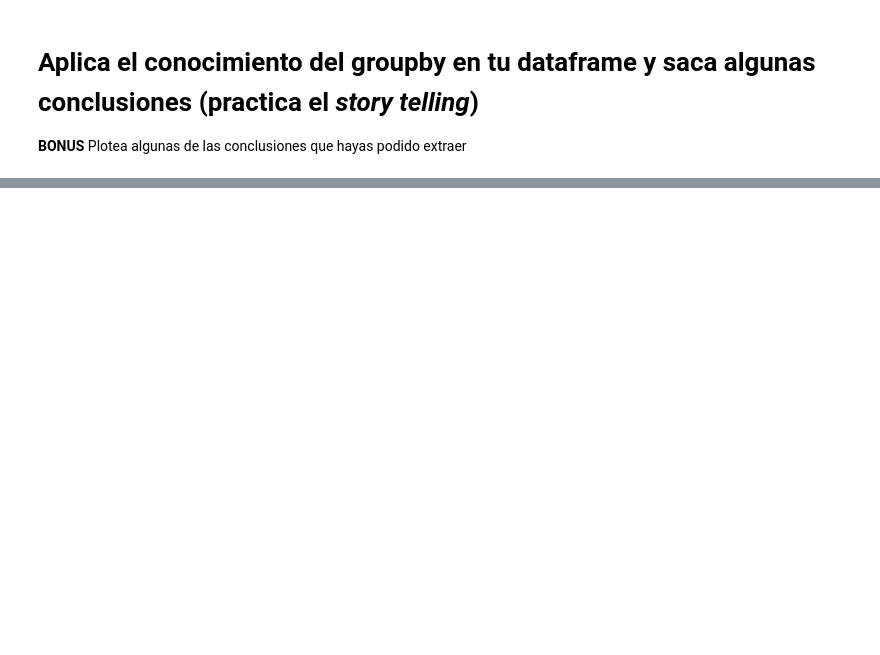
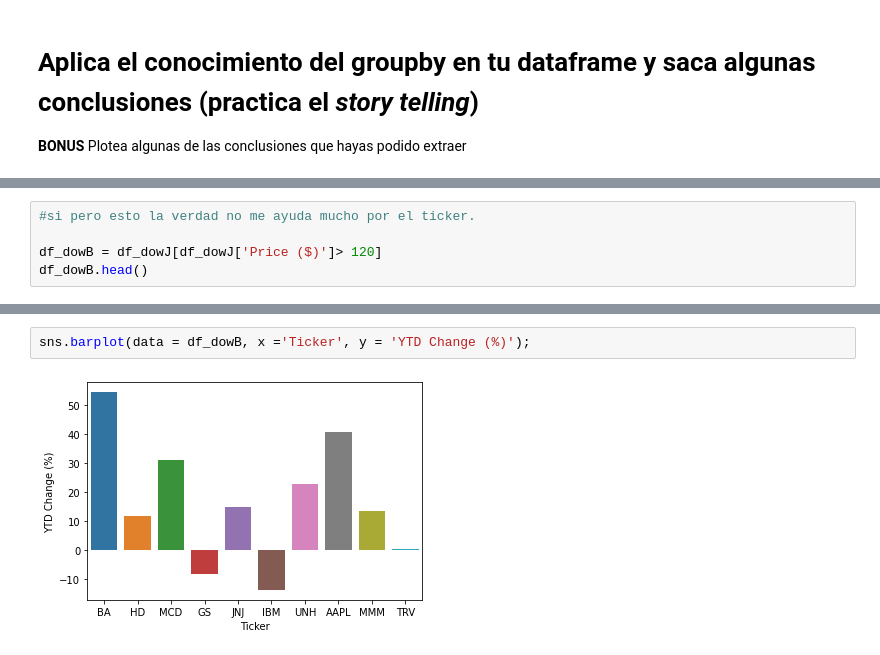
Before and after one commit to Ironhack-Part-Time-Enero2022/lab-pandas-II, a Jupyter notebook: Lab-Pandas-II.ipynb, the cells around one changed output, grey strips where cells are left out. Cells and saved outputs as stored; diff of their text form; blank space fills up the shorter version.

```diff
--- a/Lab-Pandas-II.ipynb
+++ b/Lab-Pandas-II.ipynb
@@ -23,0 +357,5 @@ Tómate tu tiempo para entender el dataframe y la información que hay en el. Y
+# %%
+#si pero esto la verdad no me ayuda mucho por el ticker.
+
+df_dowB = df_dowJ[df_dowJ['Price ($)']> 120]
+df_dowB.head()
@@ -23,0 +369,4 @@ Tómate tu tiempo para entender el dataframe y la información que hay en el. Y
+# %%
+sns.barplot(data = df_dowB, x ='Ticker', y = 'YTD Change (%)');
+# %% [output]
+[figure, added]
```
Also changed, not shown: parts of 35 cells of this notebook.
